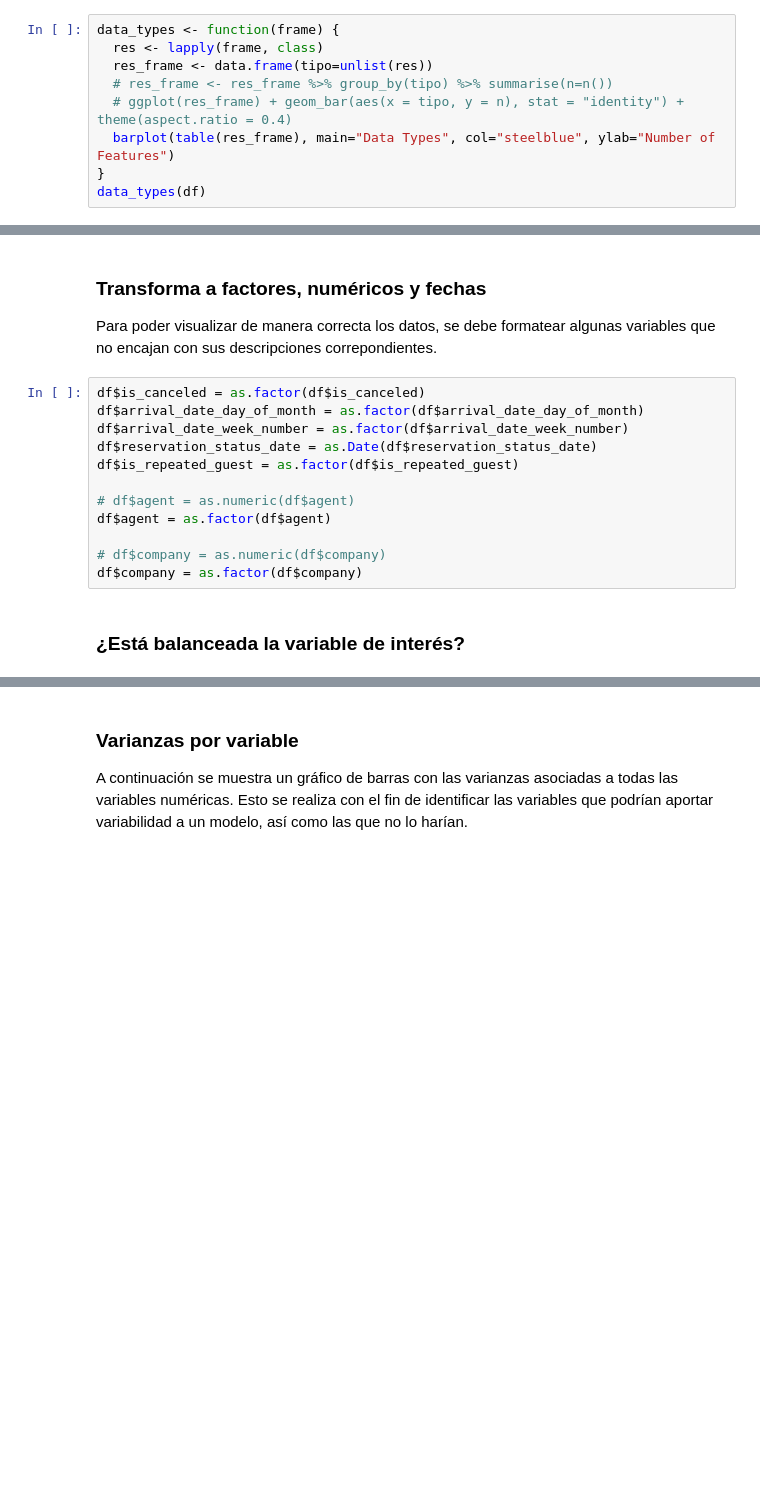
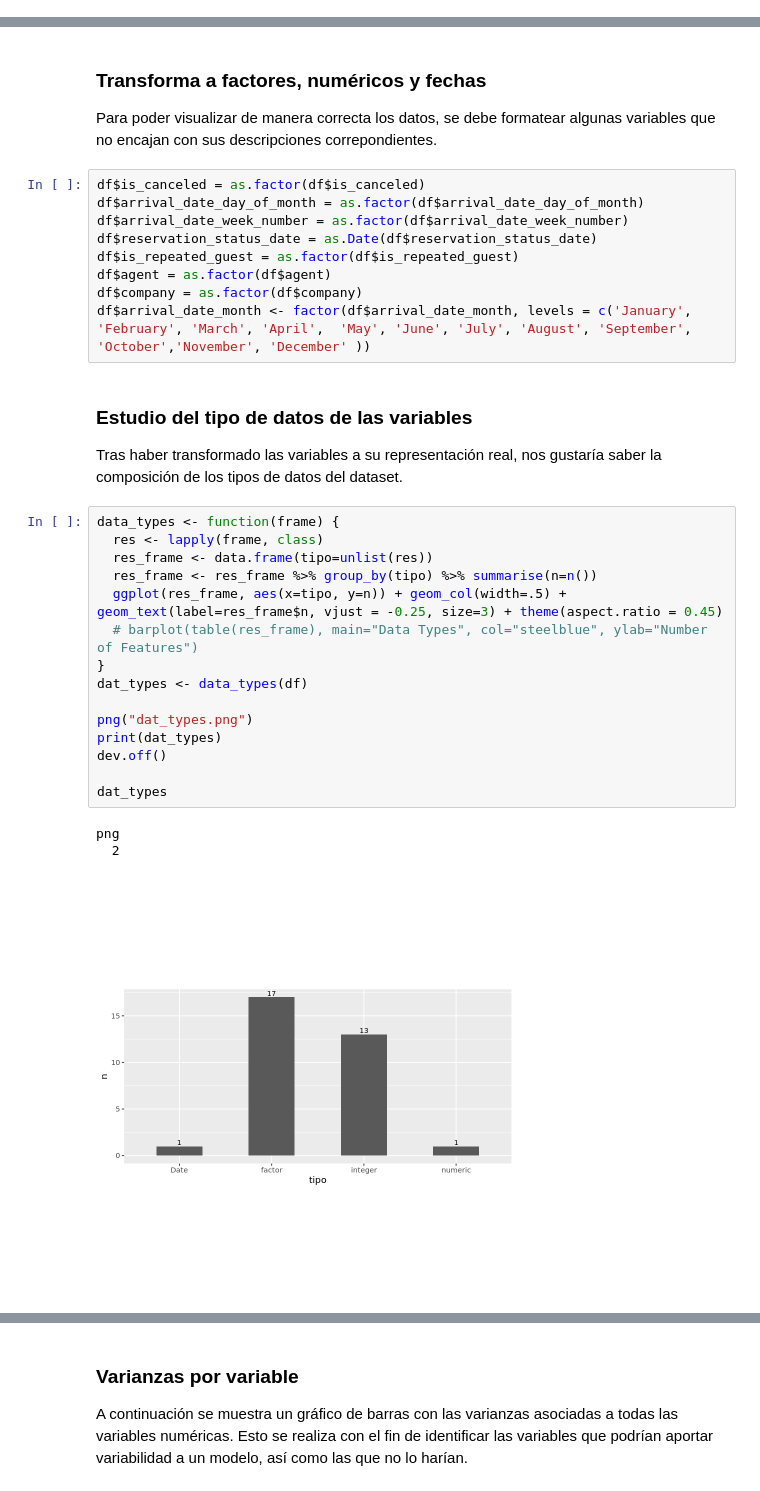
Before and after one commit to sebastianflp/Data_MiningDCC, a Jupyter notebook: ProyectoDM.ipynb, the cells around one changed output, grey strips where cells are left out. Drawn from its saved outputs; the diff is of its cells as text; blank space fills up the shorter version.

```diff
--- a/ProyectoDM.ipynb
+++ b/ProyectoDM.ipynb
@@ -58,12 +59,3 @@ df$company[df$company == 'NULL'] = NA
 ### Motivación del Proyecto
 # %% [markdown]
 Considerando los datos anteriormente expuestos sería de interés utilizarlos para poder predecir o calcular la probabilidad de que una persona cualquiera termine cancelando su reservación y así generar un perfil de este tipo de personas con el objetivo de poder ofrecerle reagendar o alguna solución que permita mantener al cliente interesado en utilizar este servicio y así reducir pérdidas.
-# %%
-data_types <- function(frame) {
-  res <- lapply(frame, class)
-  res_frame <- data.frame(tipo=unlist(res))
-  # res_frame <- res_frame %>% group_by(tipo) %>% summarise(n=n())
-  # ggplot(res_frame) + geom_bar(aes(x = tipo, y = n), stat = "identity") + theme(aspect.ratio = 0.4)
-  barplot(table(res_frame), main="Data Types", col="steelblue", ylab="Number of Features")
-}
-data_types(df)
@@ -119,11 +145,29 @@ df$arrival_date_day_of_month = as.factor(df$arrival_date_day_of_month)
 df$arrival_date_week_number = as.factor(df$arrival_date_week_number)
 df$reservation_status_date = as.Date(df$reservation_status_date)
 df$is_repeated_guest = as.factor(df$is_repeated_guest)
-
-# df$agent = as.numeric(df$agent)
 df$agent = as.factor(df$agent)
-
-# df$company = as.numeric(df$company)
 df$company = as.factor(df$company)
+df$arrival_date_month <- factor(df$arrival_date_month, levels = c('January', 'February', 'March', 'April',  'May', 'June', 'July', 'August', 'September', 'October','November', 'December' ))
-# %% [markdown]
-### ¿Está balanceada la variable de interés?
+# %% [markdown]
+### Estudio del tipo de datos de las variables
+
+Tras haber transformado las variables a su representación real, nos gustaría saber la composición de los tipos de datos del dataset.
+# %%
+data_types <- function(frame) {
+  res <- lapply(frame, class)
+  res_frame <- data.frame(tipo=unlist(res))
+  res_frame <- res_frame %>% group_by(tipo) %>% summarise(n=n())
+  ggplot(res_frame, aes(x=tipo, y=n)) + geom_col(width=.5) + geom_text(label=res_frame$n, vjust = -0.25, size=3) + theme(aspect.ratio = 0.45)
+  # barplot(table(res_frame), main="Data Types", col="steelblue", ylab="Number of Features")
+}
+dat_types <- data_types(df)
+
+png("dat_types.png")
+print(dat_types)
+dev.off()
+
+dat_types
+# %% [output]
+png
+  2
+[figure, added]
```
Also changed, not shown: parts of 47 cells of this notebook, 1 other file.
